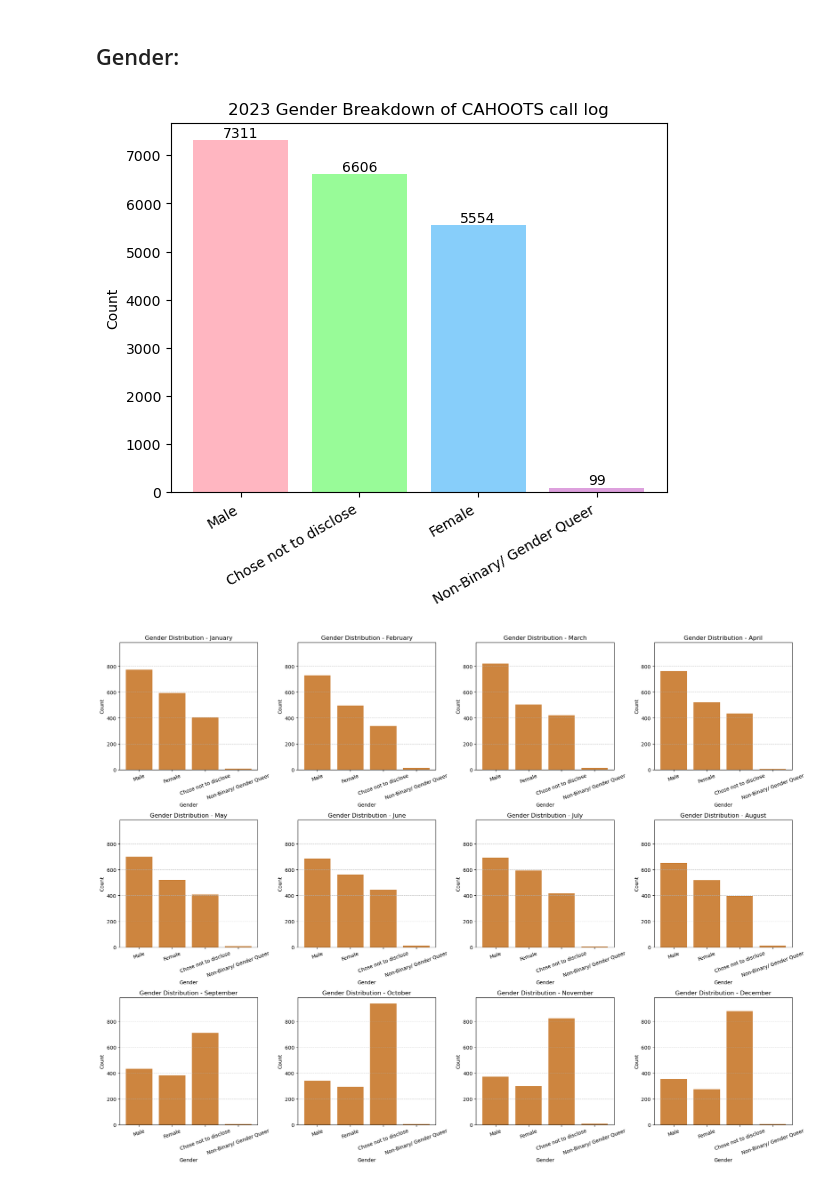
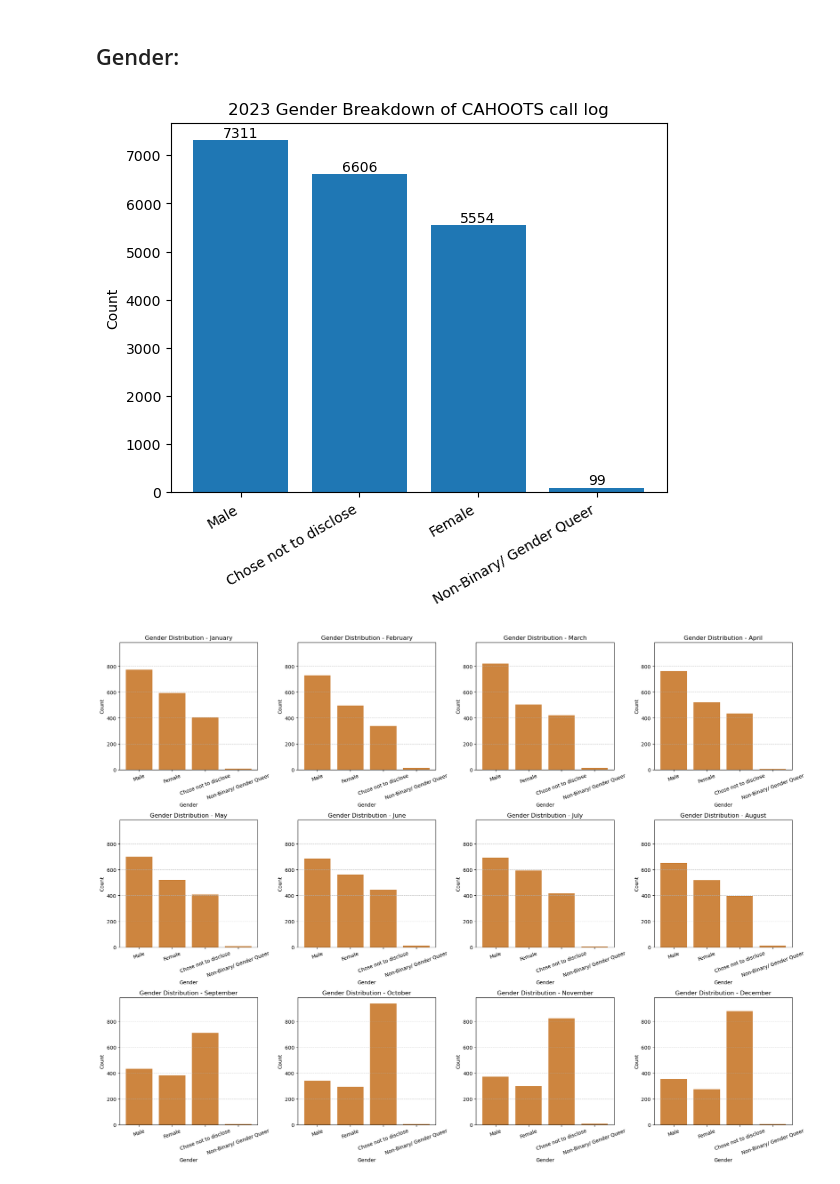
Before and after one commit to ms126/dsci410, a Jupyter notebook: CAHOOTS notebook.ipynb, the cells around one changed output. Saved outputs shown, nothing was run; the diff lists cells and outputs as text; code cells hidden in the pictures.

```diff
--- a/CAHOOTS notebook.ipynb
+++ b/CAHOOTS notebook.ipynb
@@ -28,26 +30,25 @@ cahoots_data
 # %%
 cahoots_data['Gender'] = cahoots_data['Gender'].replace('female', 'Female')
 cahoots_data['Gender'] = cahoots_data['Gender'].replace('FEMALE', 'Female')
 cahoots_data['Gender'] = cahoots_data['Gender'].replace('male', 'Male')
 cahoots_data['Gender'] = cahoots_data['Gender'].replace('MALE', 'Male')
 cahoots_data['Gender'] = cahoots_data['Gender'].replace('Male (Assigned Female at Birth)', 'Male')
 cahoots_data['Gender'] = cahoots_data['Gender'].replace('Female (Assigned Male at Birth)', 'Female')
 
 gender_counts = cahoots_data["Gender"].value_counts()
 #gender_counts
 
-colors = ['lightpink', 'palegreen', 'lightskyblue', 'plum', 'moccasin', 'slateblue']
-plt.bar(gender_counts.index, gender_counts.values, color=colors)
+plt.bar(gender_counts.index, gender_counts.values)
 
 for x, y in zip(gender_counts.index, gender_counts.values):
     plt.text(x, y, str(y), ha='center', va='bottom')
 
 plt.title('2023 Gender Breakdown of CAHOOTS call log')
 plt.ylabel('Count')
 plt.xticks(rotation=30, ha='right')
 plt.show()
 # %% [output]
-[figure, old version]
+[figure, new version]
 # %%
 #monthly breakdown of gender:
 gender_time_df = cahoots_data.copy()
```
Also changed, not shown: parts of 19 cells of this notebook.
